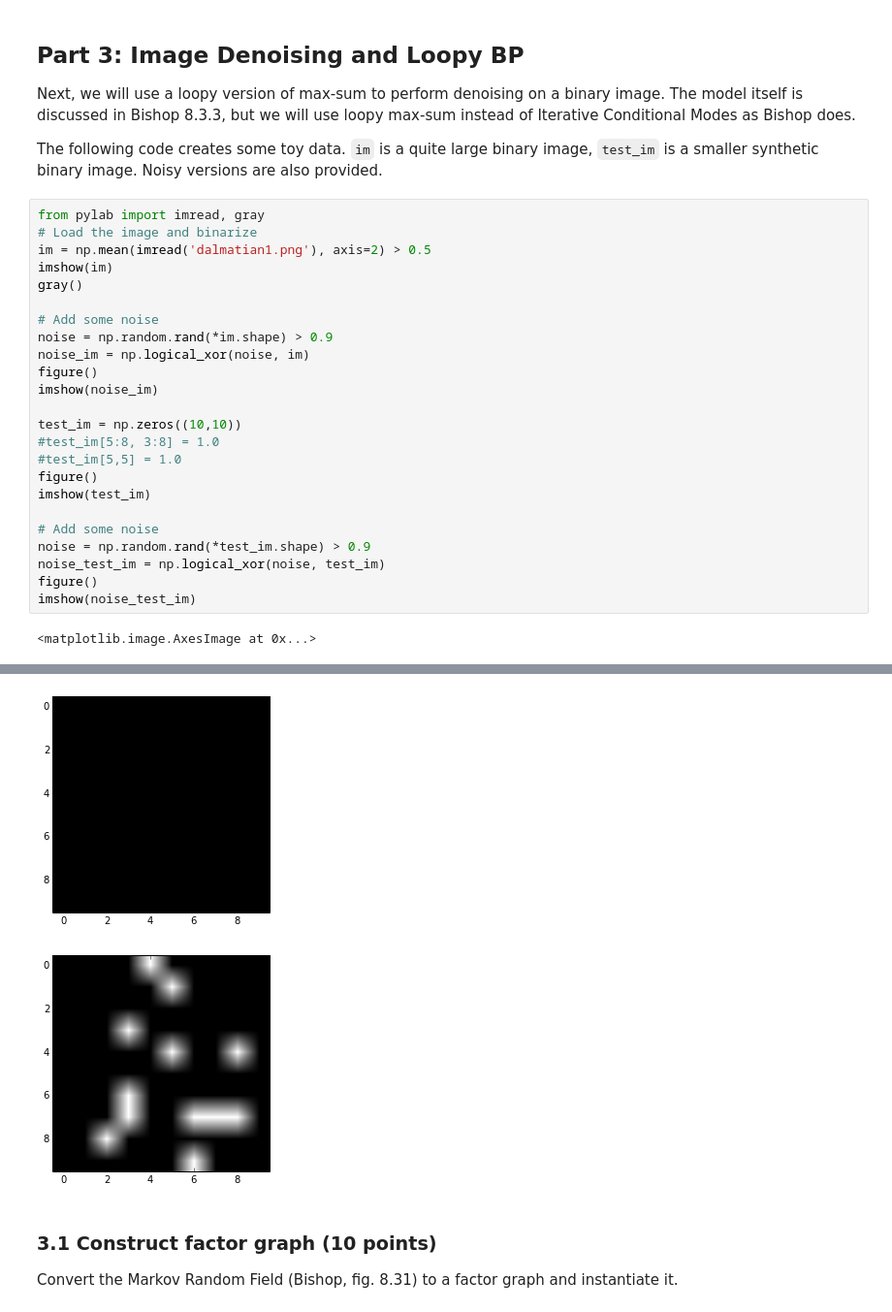
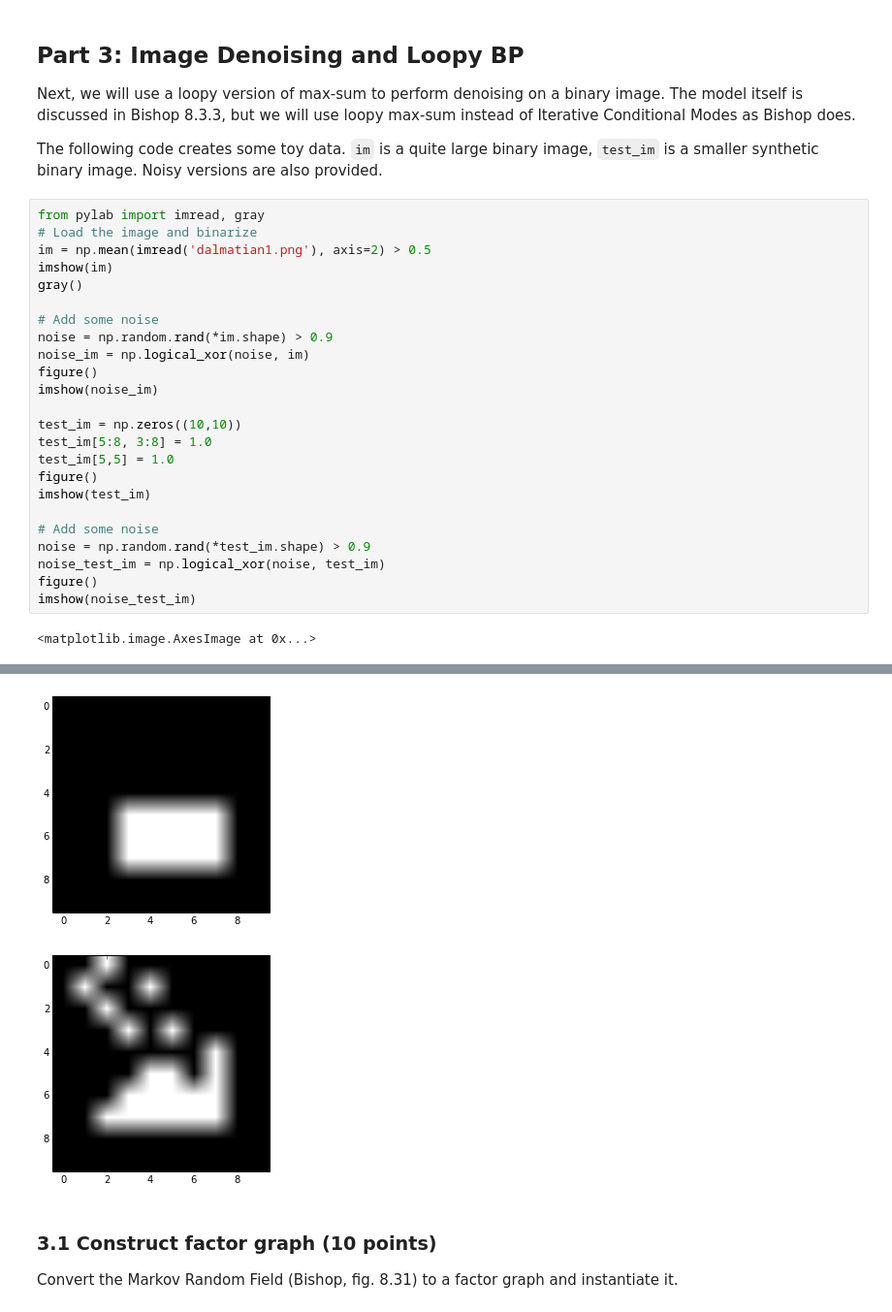
Before and after one commit to Vasileios-Charatsidis/machine-learning-2, a Jupyter notebook: lab2/lab2.ipynb, the cells around one changed output, grey strips where cells are left out. Shown at 97% size. Drawn from its saved outputs; the diff is of its cells as text.

```diff
--- a/lab2/lab2.ipynb
+++ b/lab2/lab2.ipynb
@@ -698,8 +698,8 @@ figure()
 imshow(noise_im)
 
 test_im = np.zeros((10,10))
-#test_im[5:8, 3:8] = 1.0
-#test_im[5,5] = 1.0
+test_im[5:8, 3:8] = 1.0
+test_im[5,5] = 1.0
 figure()
 imshow(test_im)
 
@@ -715,5 +715,5 @@ imshow(noise_test_im)
-[figure, old version]
+[figure, new version]
-[figure, old version]
+[figure, new version]
 # %% [markdown]
 ### 3.1 Construct factor graph (10 points)
 Convert the Markov Random Field (Bishop, fig. 8.31) to a factor graph and instantiate it.
```
Also changed, not shown: parts of 14 cells of this notebook.
